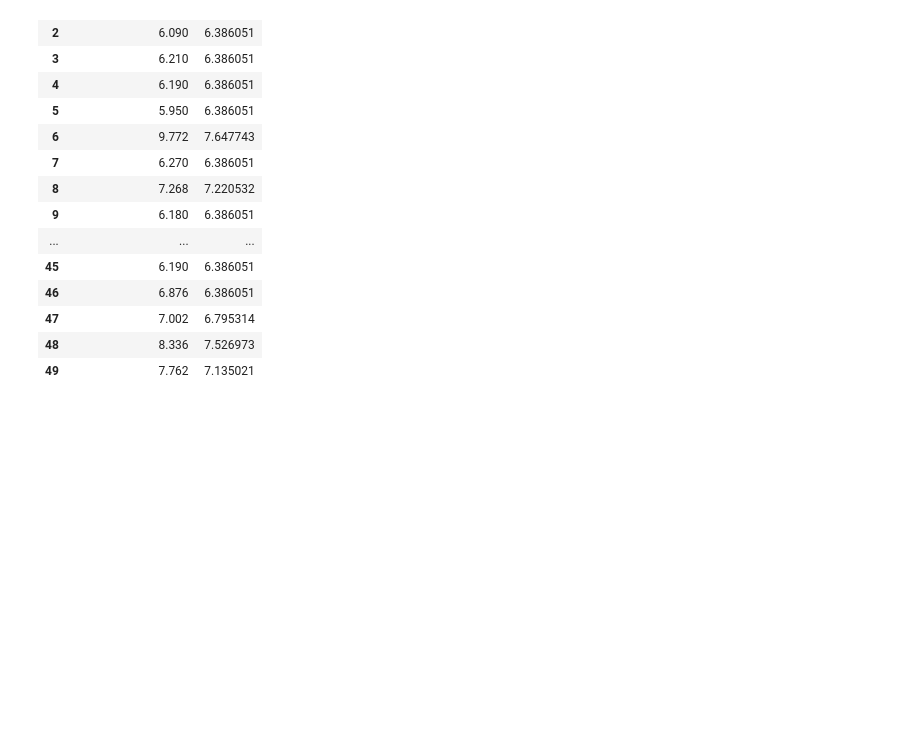
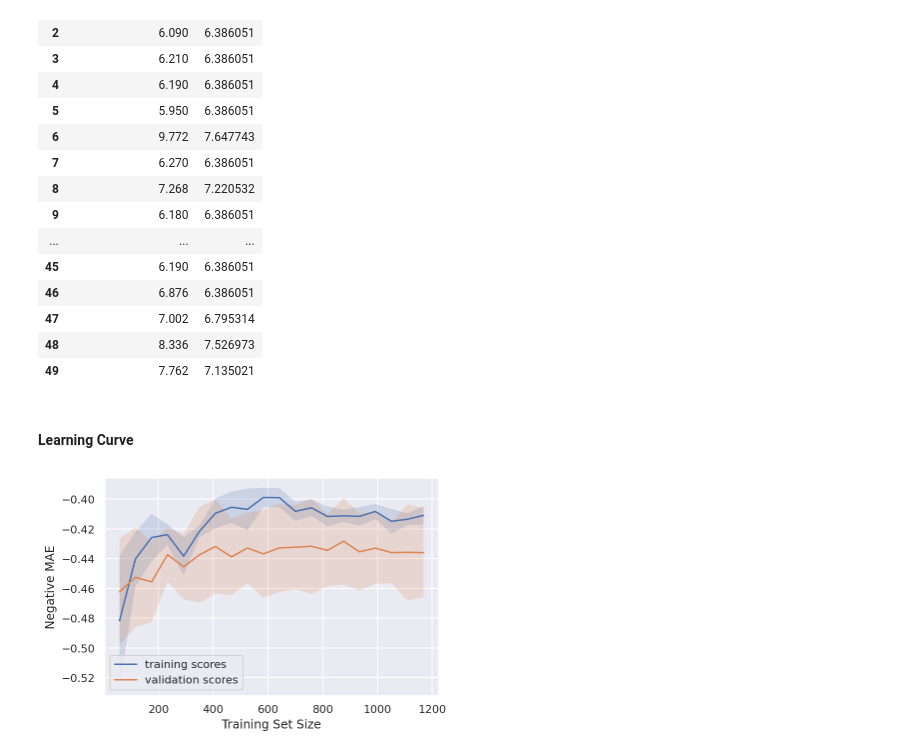
Before and after one commit to Salekeen/Flood-Detection, a Jupyter notebook: 7. XGBoost.ipynb, the cells around one changed output. Saved outputs shown, nothing was run; the diff lists cells and outputs as text; code cells hidden in the pictures; blank space fills up the shorter version.

```diff
--- a/7. XGBoost.ipynb
+++ b/7. XGBoost.ipynb
@@ -301,3 +301,21 @@ result_df.head(50)
 | 47 | 7.002 | 6.795314 |
 | 48 | 8.336 | 7.526973 |
 | 49 | 7.762 | 7.135021 |
+# %% [markdown]
+#### Learning Curve
+# %%
+def plot_learning_curve():
+    train_sizes = np.linspace(0.05,1,20)
+    N_train, val_train, val_test = learning_curve(
+        gcv.best_estimator_,X_train,y_train, train_sizes=train_sizes,cv=kfold,scoring='neg_mean_absolute_error'
+    )
+    plot_with_err(N_train, val_train, label="training scores")
+    plot_with_err(N_train, val_test, label="validation scores")
+    plt.xlabel("Training Set Size")
+    plt.ylabel("Negative MAE")
+    plt.legend()
+    plt.grid(True);
+# %%
+plot_learning_curve()
+# %% [output]
+[figure, added]
```
Also changed, not shown: 3 other files.
